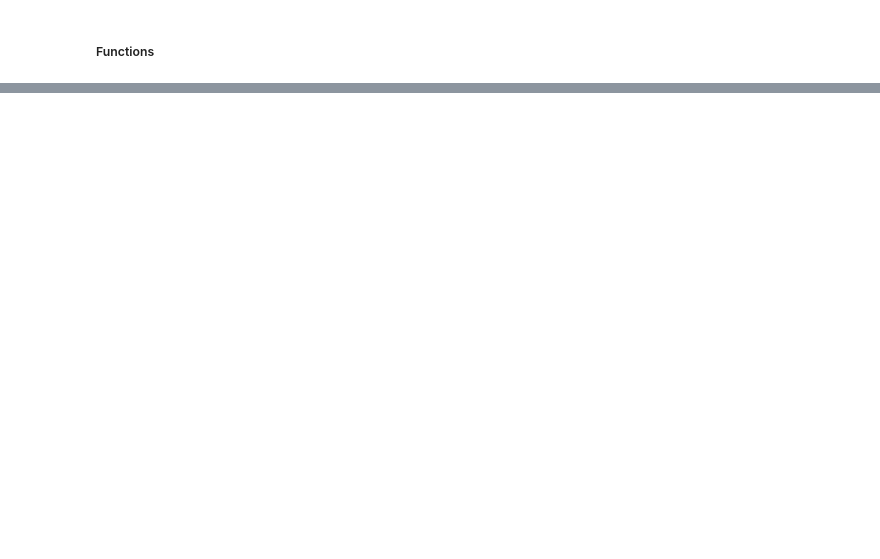
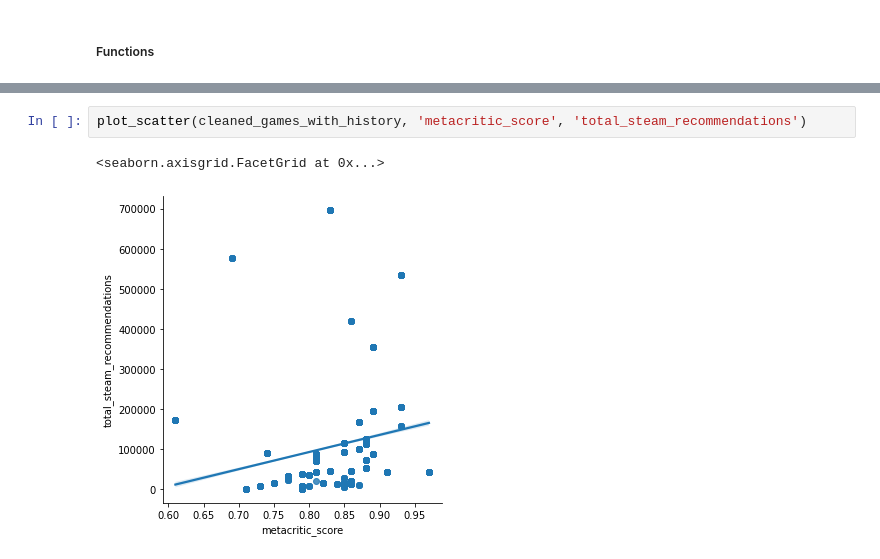
Before and after one commit to elad12390/DataScienceFinalProject, a Jupyter notebook: project.ipynb, the cells around one changed output, grey strips where cells are left out. Cells and saved outputs as stored; diff of their text form; blank space fills up the shorter version.

```diff
--- a/project.ipynb
+++ b/project.ipynb
@@ -502,0 +550,5 @@ plot_shop(cleaned_games_with_history)
+# %%
+plot_scatter(cleaned_games_with_history, 'metacritic_score', 'total_steam_recommendations')
+# %% [output]
+<seaborn.axisgrid.FacetGrid at 0x...>
+[figure, added]
```
Also changed, not shown: parts of 11 cells of this notebook, 4 other files.
